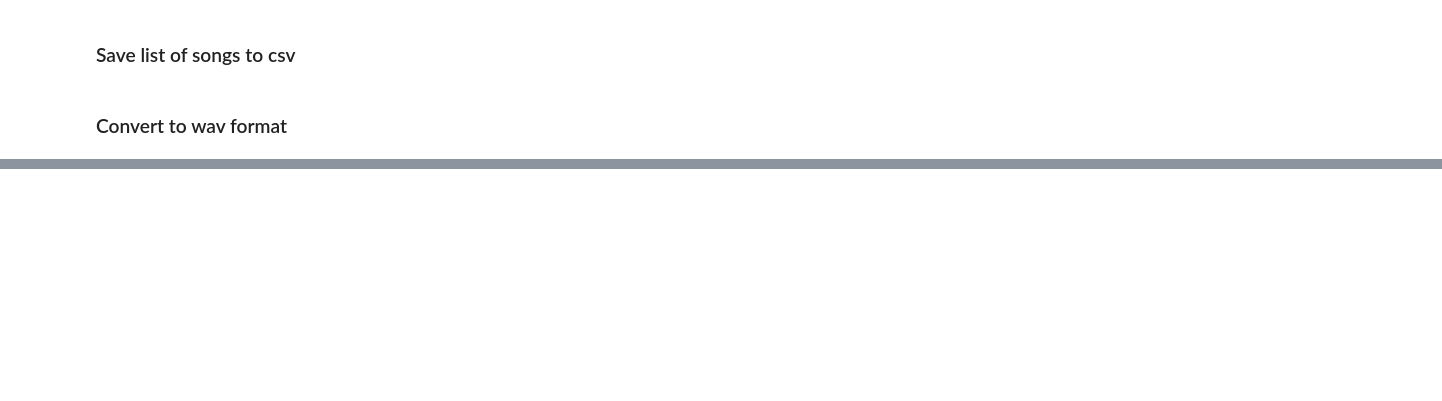
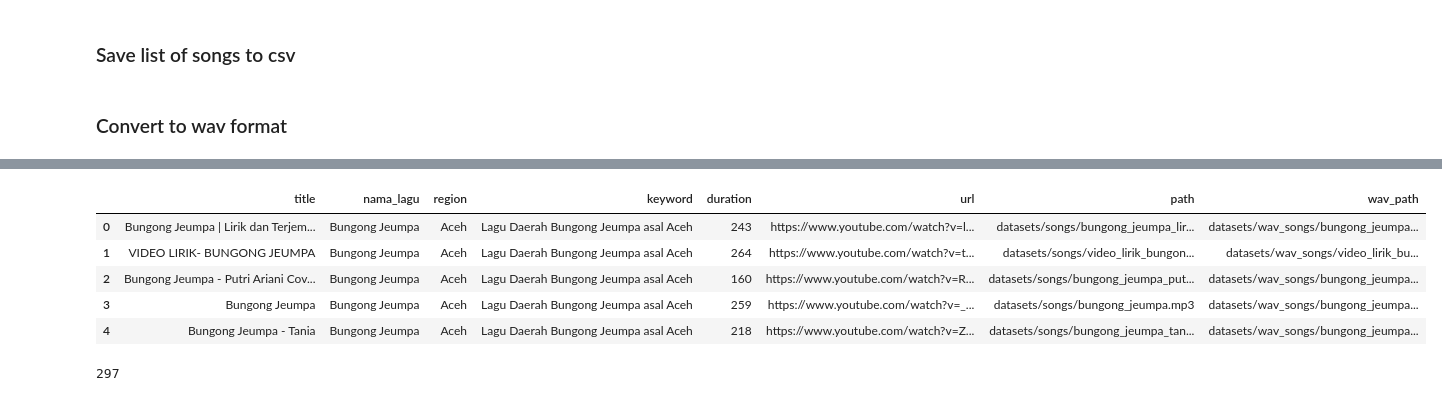
Before and after one commit to SuaraNusa/python-suara-nusa-model, a Jupyter notebook: scraping.ipynb, the cells around one changed output, grey strips where cells are left out. Drawn from its saved outputs; the diff is of its cells as text; code cells hidden in the pictures; blank space fills up the shorter version.

```diff
--- a/scraping.ipynb
+++ b/scraping.ipynb
@@ -33,12 +33,12 @@ SEGMENT_LENGTH: The length of each segment in seconds
 # %%
 
 YOUTUBE_BASE_URL = 'https://www.youtube.com/watch?v='
-YOUTUBE_SEARCH_MAX_RESULTS = 10
+YOUTUBE_SEARCH_MAX_RESULTS = 15
 YOUTUBE_CLIENT_TYPE='IOS'
 YOUTUBE_MAX_VIDEO_LENGTH = 500
 YOUTUBE_MIN_VIDEO_LENGTH = 30
 
-SONG_SIZE_PER_TITLE=5
+SONG_SIZE_PER_TITLE=10
 SEGMENT_LENGTH = 30
 # %% [markdown]
 ### Load Scrapping Result
@@ -108,7 +110,7 @@ dl_results = []
 # %%
 for index, row in data[:30].iterrows():
     # Construct the search keyword
-    keyword = f"{row['Nama Lagu']} asal {row['Asal Daerah']}"
+    keyword = f"Lagu Daerah {row['Nama Lagu']} asal {row['Asal Daerah']}"
     searched_songs = search_yt(keyword)
 
     downloaded_count = 0
@@ -132,7 +134,6 @@ for index, row in data[:30].iterrows():
                     'url': song['url'],
                     'path': path
                 })
-                logging.info(f"Downloaded: {song['title']} from {song['url']}")
 
                 downloaded_count += 1
             else:
@@ -210 +211,17 @@ df['wav_path'] = df['path'].apply(convert_to_wav)
+# %%
+# remove None values
+df = df[df['wav_path'].notnull()]
+
+df.head()
+# %% [output]
+|  | title | nama_lagu | region | keyword | duration | url | path | wav_path |
+| 0 | Bungong Jeumpa | Lirik dan Terjem... | Bungong Jeumpa | Aceh | Lagu Daerah Bungong Jeumpa asal Aceh | 243 | https://www.youtube.com/watch?v=l... | datasets/songs/bungong_jeumpa_lir... | datasets/wav_songs/bungong_jeumpa... |
+| 1 | VIDEO LIRIK- BUNGONG JEUMPA | Bungong Jeumpa | Aceh | Lagu Daerah Bungong Jeumpa asal Aceh | 264 | https://www.youtube.com/watch?v=t... | datasets/songs/video_lirik_bungon... | datasets/wav_songs/video_lirik_bu... |
+| 2 | Bungong Jeumpa - Putri Ariani Cov... | Bungong Jeumpa | Aceh | Lagu Daerah Bungong Jeumpa asal Aceh | 160 | https://www.youtube.com/watch?v=R... | datasets/songs/bungong_jeumpa_put... | datasets/wav_songs/bungong_jeumpa... |
+| 3 | Bungong Jeumpa | Bungong Jeumpa | Aceh | Lagu Daerah Bungong Jeumpa asal Aceh | 259 | https://www.youtube.com/watch?v=_... | datasets/songs/bungong_jeumpa.mp3 | datasets/wav_songs/bungong_jeumpa... |
+| 4 | Bungong Jeumpa - Tania | Bungong Jeumpa | Aceh | Lagu Daerah Bungong Jeumpa asal Aceh | 218 | https://www.youtube.com/watch?v=Z... | datasets/songs/bungong_jeumpa_tan... | datasets/wav_songs/bungong_jeumpa... |
+# %%
+df.shape[0]
+# %% [output]
+297
 # %%
```
Also changed, not shown: parts of 4 cells of this notebook.
